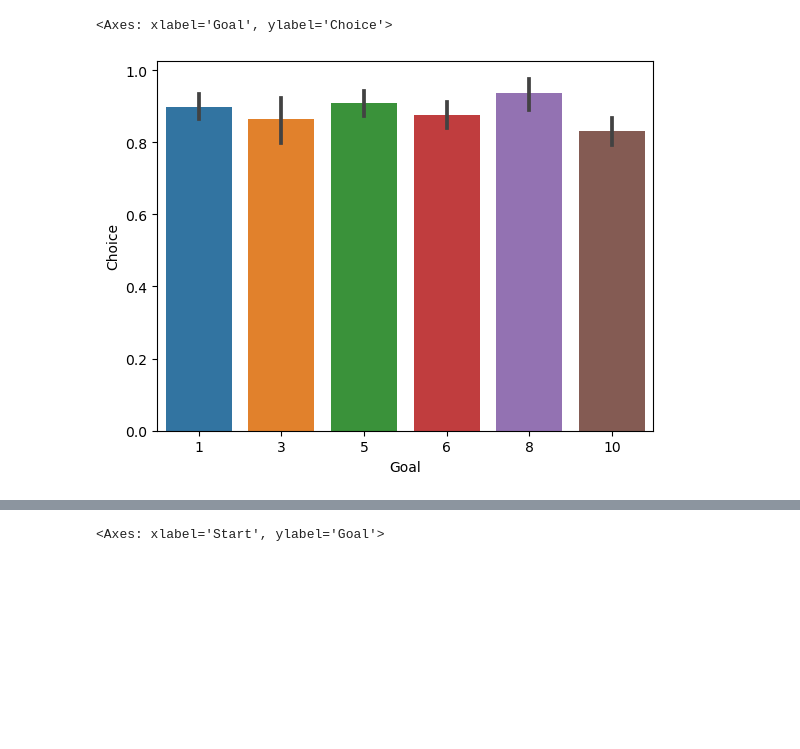
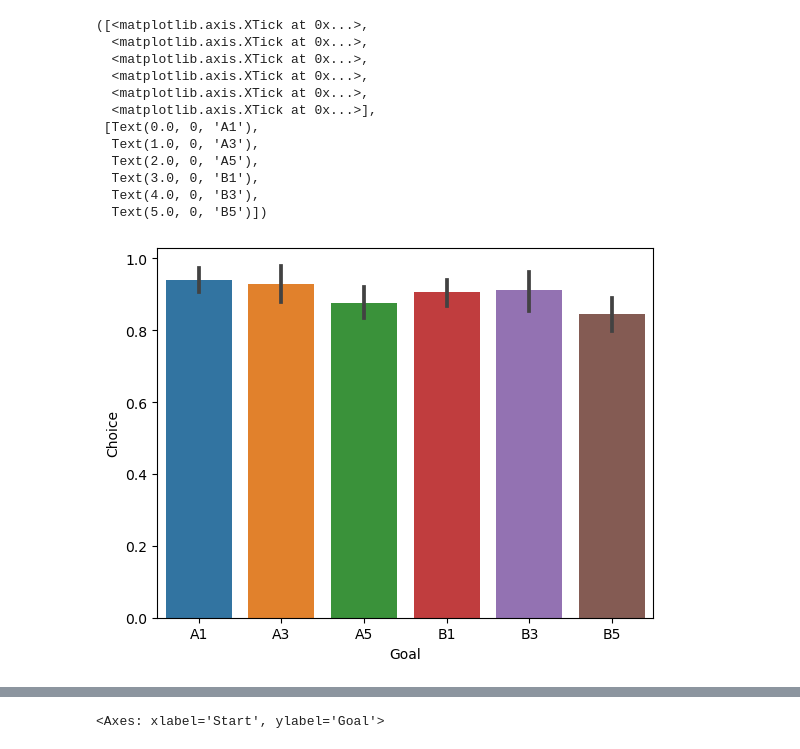
Before and after one commit to lianghexin/MazeTaskAnalysis, a Jupyter notebook: behavior_Dylan.ipynb, the cells around one changed output, grey strips where cells are left out. Drawn from its saved outputs; the diff is of its cells as text; code cells hidden in the pictures; blank space fills up the shorter version.

```diff
--- a/behavior_Dylan.ipynb
+++ b/behavior_Dylan.ipynb
@@ -43,8 +43,20 @@ Text(0.5, 1.0, 'Overall accuracy')
 # %%
 plt.close('all')
-sns.barplot(data=beh,x='Goal',y='Choice')
+sns.barplot(data=beh[beh.SessionNum==4],x='Goal',y='Choice')
+plt.xticks(np.linspace(0,5,6),['A1','A3','A5','B1','B3','B5'])
 # %% [output]
-<Axes: xlabel='Goal', ylabel='Choice'>
+([<matplotlib.axis.XTick at 0x...>,
+  <matplotlib.axis.XTick at 0x...>,
+  <matplotlib.axis.XTick at 0x...>,
+  <matplotlib.axis.XTick at 0x...>,
+  <matplotlib.axis.XTick at 0x...>,
+  <matplotlib.axis.XTick at 0x...>],
+ [Text(0.0, 0, 'A1'),
+  Text(1.0, 0, 'A3'),
+  Text(2.0, 0, 'A5'),
+  Text(3.0, 0, 'B1'),
+  Text(4.0, 0, 'B3'),
+  Text(5.0, 0, 'B5')])
-[figure, old version]
+[figure, new version]
 # %%
 plt.close('all')
```
Also changed, not shown: parts of 5 cells of this notebook, 1 other file.
